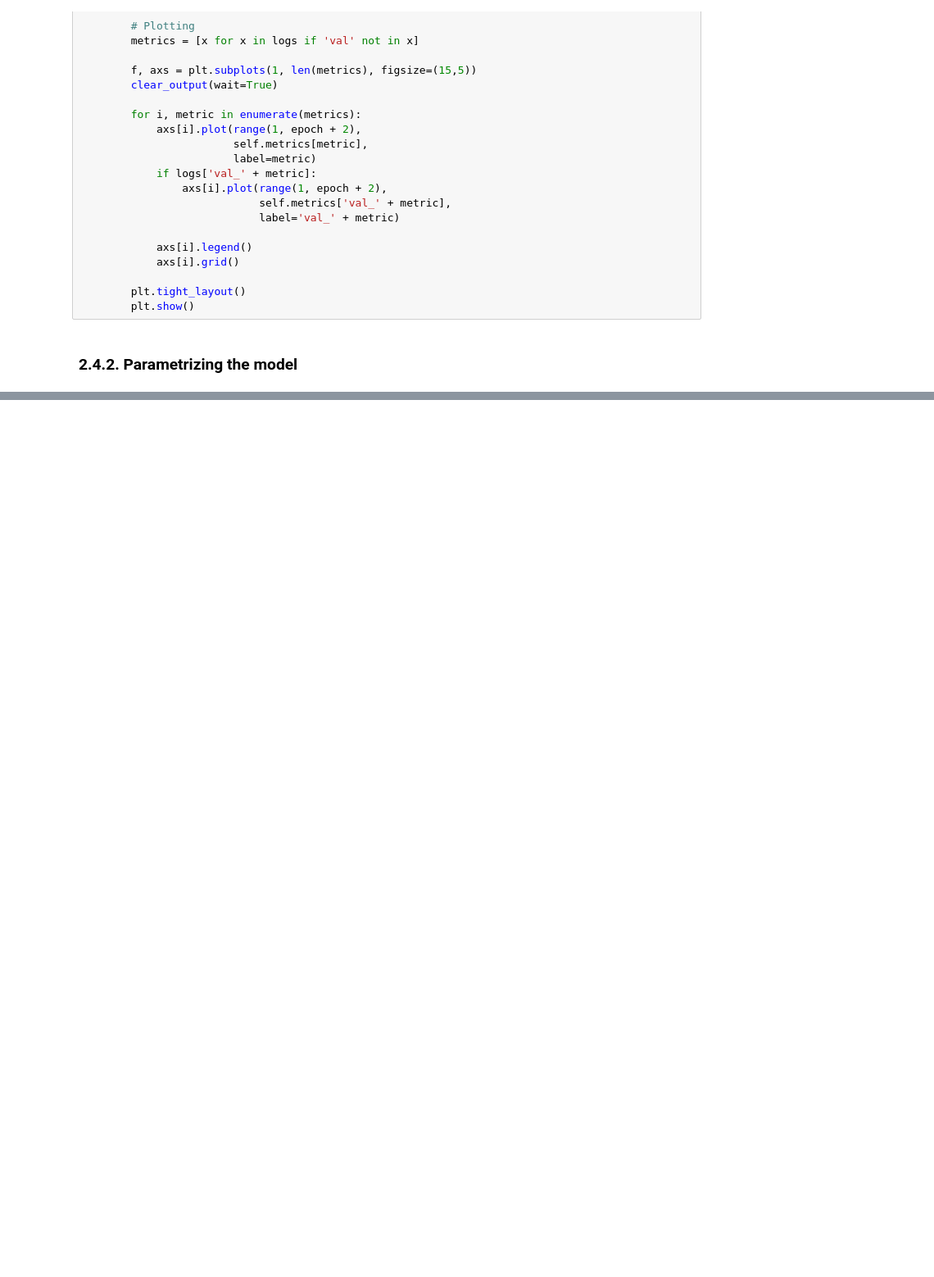
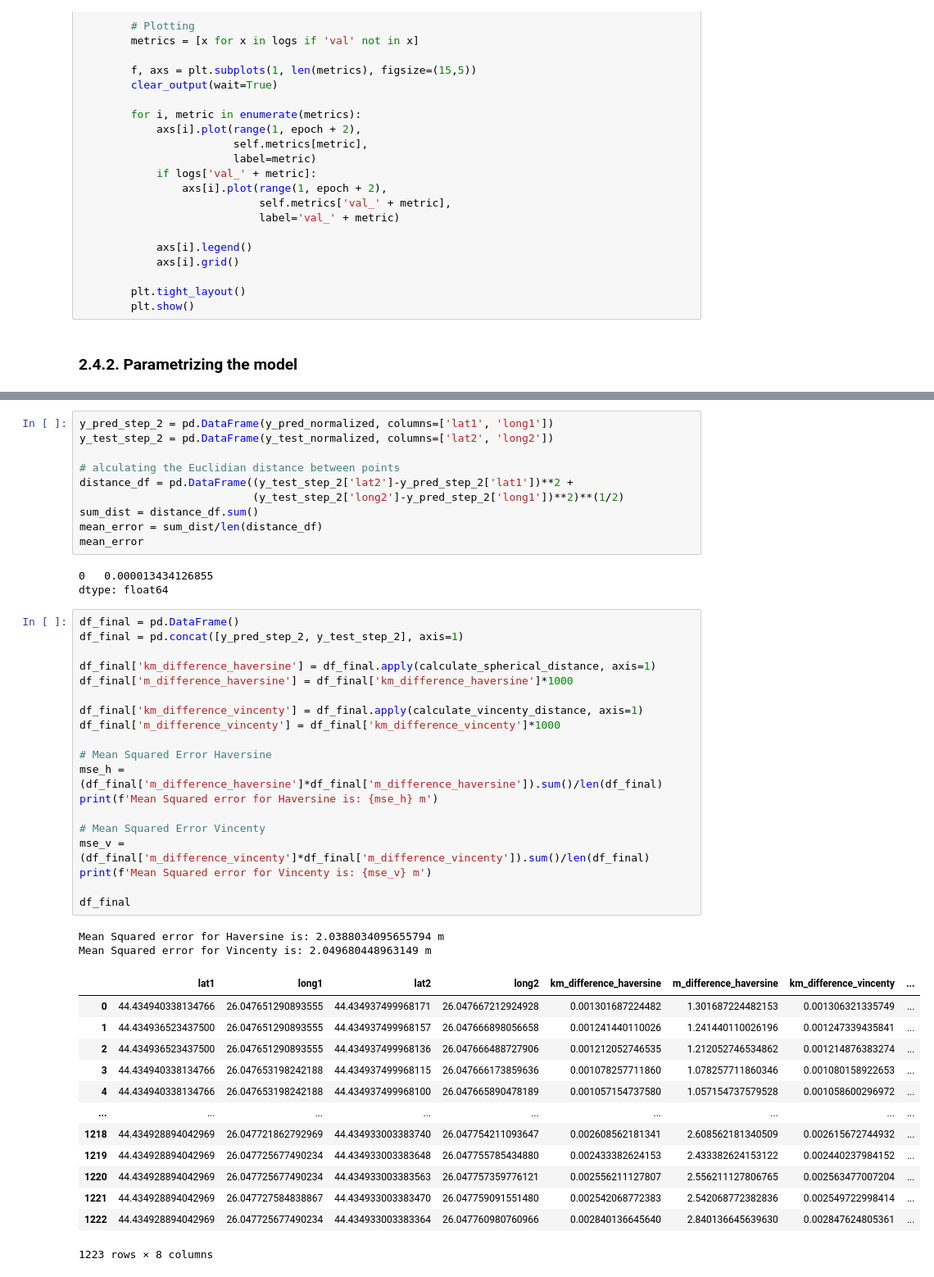
Before and after one commit to enacheandrei7/indoor-localization-dnn-knn-lstm, a Jupyter notebook: pdr_estimation_lstm/PDR_estimation_sensor_and_location_tensorflow.ipynb, the cells around one changed output, grey strips where cells are left out. Shown at 82% size. Cells and saved outputs as stored; diff of their text form; blank space fills up the shorter version.

```diff
--- a/pdr_estimation_lstm/PDR_estimation_sensor_and_location_tensorflow.ipynb
+++ b/pdr_estimation_lstm/PDR_estimation_sensor_and_location_tensorflow.ipynb
@@ -337,0 +405,48 @@ model.evaluate(X_test, y_test)
+# %%
+y_pred_step_2 = pd.DataFrame(y_pred_normalized, columns=['lat1', 'long1'])
+y_test_step_2 = pd.DataFrame(y_test_normalized, columns=['lat2', 'long2'])
+
+# alculating the Euclidian distance between points
+distance_df = pd.DataFrame((y_test_step_2['lat2']-y_pred_step_2['lat1'])**2 +
+                           (y_test_step_2['long2']-y_pred_step_2['long1'])**2)**(1/2)
+sum_dist = distance_df.sum()
+mean_error = sum_dist/len(distance_df)
+mean_error
+# %% [output]
+0   0.000013434126855
+dtype: float64
+# %%
+df_final = pd.DataFrame()
+df_final = pd.concat([y_pred_step_2, y_test_step_2], axis=1)
+
+df_final['km_difference_haversine'] = df_final.apply(calculate_spherical_distance, axis=1)
+df_final['m_difference_haversine'] = df_final['km_difference_haversine']*1000
+
+df_final['km_difference_vincenty'] = df_final.apply(calculate_vincenty_distance, axis=1)
+df_final['m_difference_vincenty'] = df_final['km_difference_vincenty']*1000
+
+# Mean Squared Error Haversine
+mse_h = (df_final['m_difference_haversine']*df_final['m_difference_haversine']).sum()/len(df_final)
+print(f'Mean Squared error for Haversine is: {mse_h} m')
+
+# Mean Squared Error Vincenty
+mse_v = (df_final['m_difference_vincenty']*df_final['m_difference_vincenty']).sum()/len(df_final)
+print(f'Mean Squared error for Vincenty is: {mse_v} m')
+
+df_final
+# %% [output]
+Mean Squared error for Haversine is: 2.0388034095655794 m
+Mean Squared error for Vincenty is: 2.049680448963149 m
+|  | lat1 | long1 | lat2 | long2 | km_difference_haversine | m_difference_haversine | km_difference_vincenty | ... |
+| 0 | 44.434940338134766 | 26.047651290893555 | 44.434937499968171 | 26.047667212924928 | 0.001301687224482 | 1.301687224482153 | 0.001306321335749 | ... |
+| 1 | 44.434936523437500 | 26.047651290893555 | 44.434937499968157 | 26.047666898056658 | 0.001241440110026 | 1.241440110026196 | 0.001247339435841 | ... |
+| 2 | 44.434936523437500 | 26.047651290893555 | 44.434937499968136 | 26.047666488727906 | 0.001212052746535 | 1.212052746534862 | 0.001214876383274 | ... |
+| 3 | 44.434940338134766 | 26.047653198242188 | 44.434937499968115 | 26.047666173859636 | 0.001078257711860 | 1.078257711860346 | 0.001080158922653 | ... |
+| 4 | 44.434940338134766 | 26.047653198242188 | 44.434937499968100 | 26.047665890478189 | 0.001057154737580 | 1.057154737579528 | 0.001058600296972 | ... |
+| ... | ... | ... | ... | ... | ... | ... | ... | ... |
+| 1218 | 44.434928894042969 | 26.047721862792969 | 44.434933003383740 | 26.047754211093647 | 0.002608562181341 | 2.608562181340509 | 0.002615672744932 | ... |
+| 1219 | 44.434928894042969 | 26.047725677490234 | 44.434933003383648 | 26.047755785434880 | 0.002433382624153 | 2.433382624153122 | 0.002440237984152 | ... |
+| 1220 | 44.434928894042969 | 26.047725677490234 | 44.434933003383563 | 26.047757359776121 | 0.002556211127807 | 2.556211127806765 | 0.002563477007204 | ... |
+| 1221 | 44.434928894042969 | 26.047727584838867 | 44.434933003383470 | 26.047759091551480 | 0.002542068772383 | 2.542068772382836 | 0.002549722998414 | ... |
+| 1222 | 44.434928894042969 | 26.047725677490234 | 44.434933003383364 | 26.047760980760966 | 0.002840136645640 | 2.840136645639630 | 0.002847624805361 | ... |
+1223 rows × 8 columns
```
Also changed, not shown: parts of 6 cells of this notebook, 1 other file.
